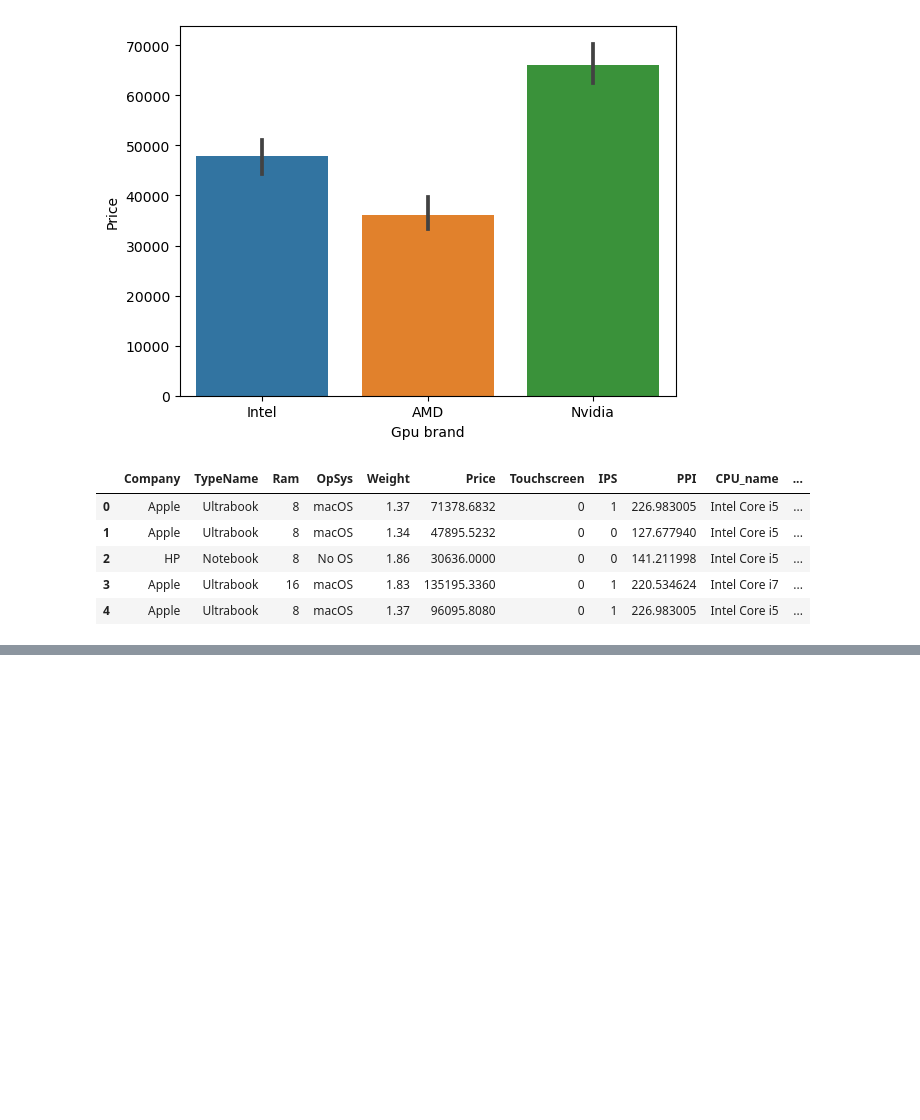
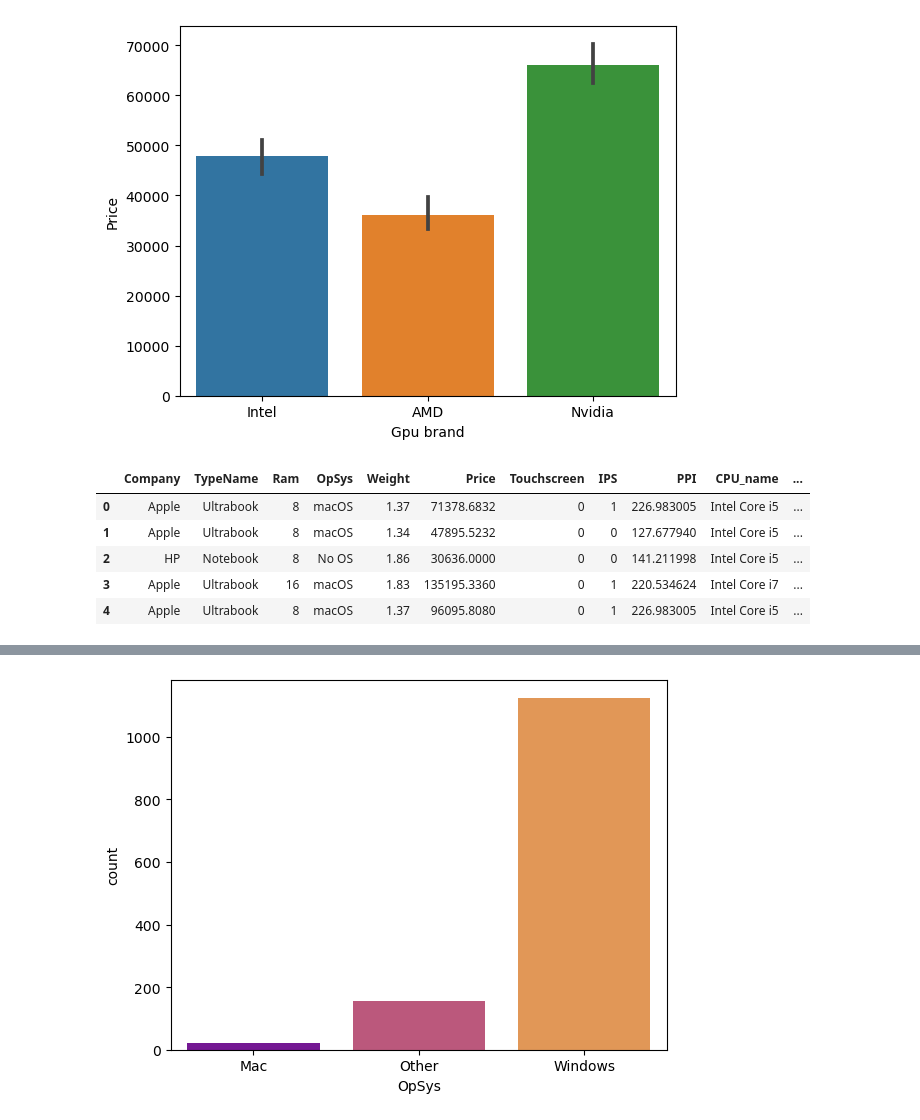
Before and after one commit to lawalsegun2025/laptop_price_predictor, a Jupyter notebook: laptop_price_predictor.ipynb, the cells around one changed output, grey strips where cells are left out. Cells and saved outputs as stored; diff of their text form; code cells hidden in the pictures; blank space fills up the shorter version.

```diff
--- a/laptop_price_predictor.ipynb
+++ b/laptop_price_predictor.ipynb
@@ -943,0 +972,14 @@ df.head()
+# %%
+def setcategory(text):
+
+    if text=='Windows 10' or text=='Windows 10 S' or text=='Windows 7':
+        return "Windows"
+
+    elif text=='macOS' or text=='Mac OS X':
+            return "Mac"
+
+    else:
+        return "Other"
+# %%
+df["OpSys"] = df["OpSys"].apply(lambda x: setcategory(x))
+df.head()
@@ -943,0 +1002,5 @@ df.head()
+# %%
+# Visualize count plot
+sns.countplot(data=df, x="OpSys",palette='plasma');
+# %% [output]
+[figure, added]
```
Also changed, not shown: parts of 8 cells of this notebook.
